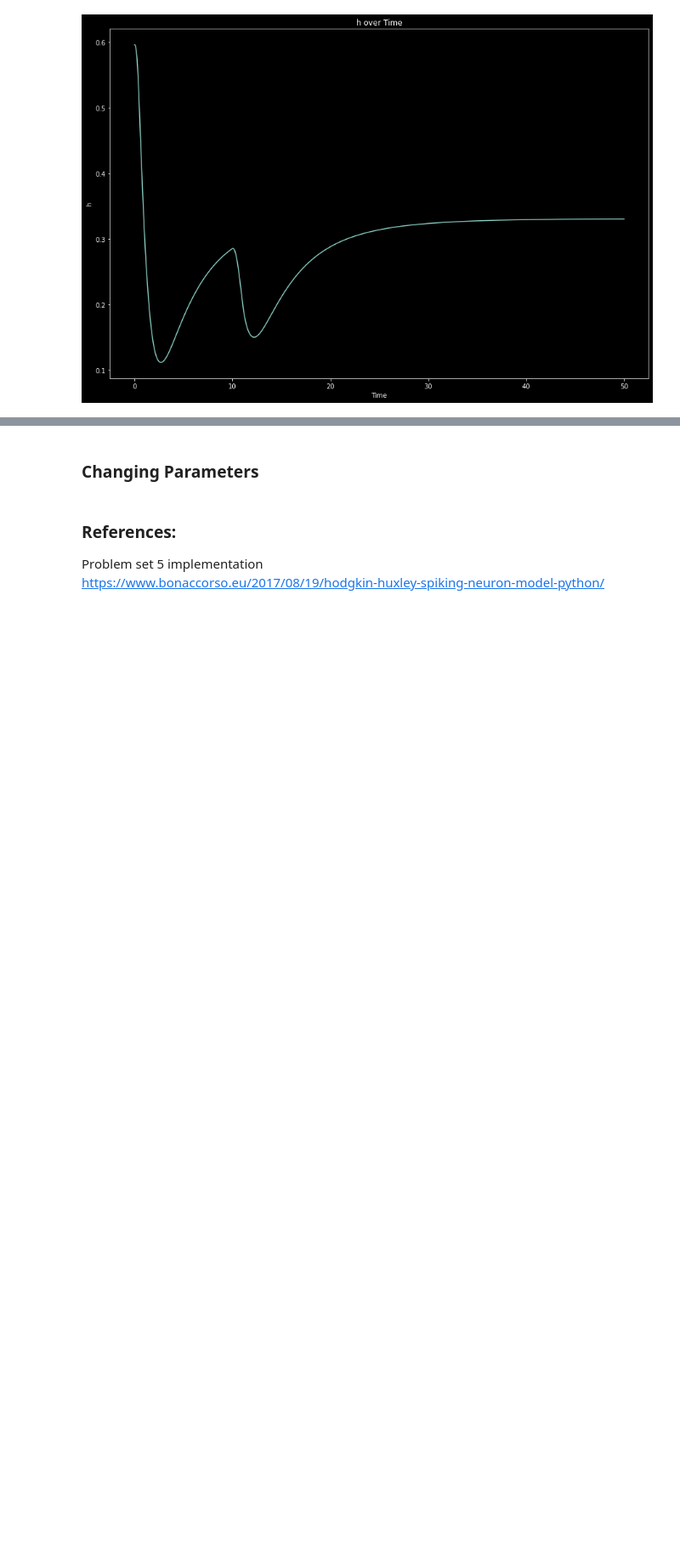
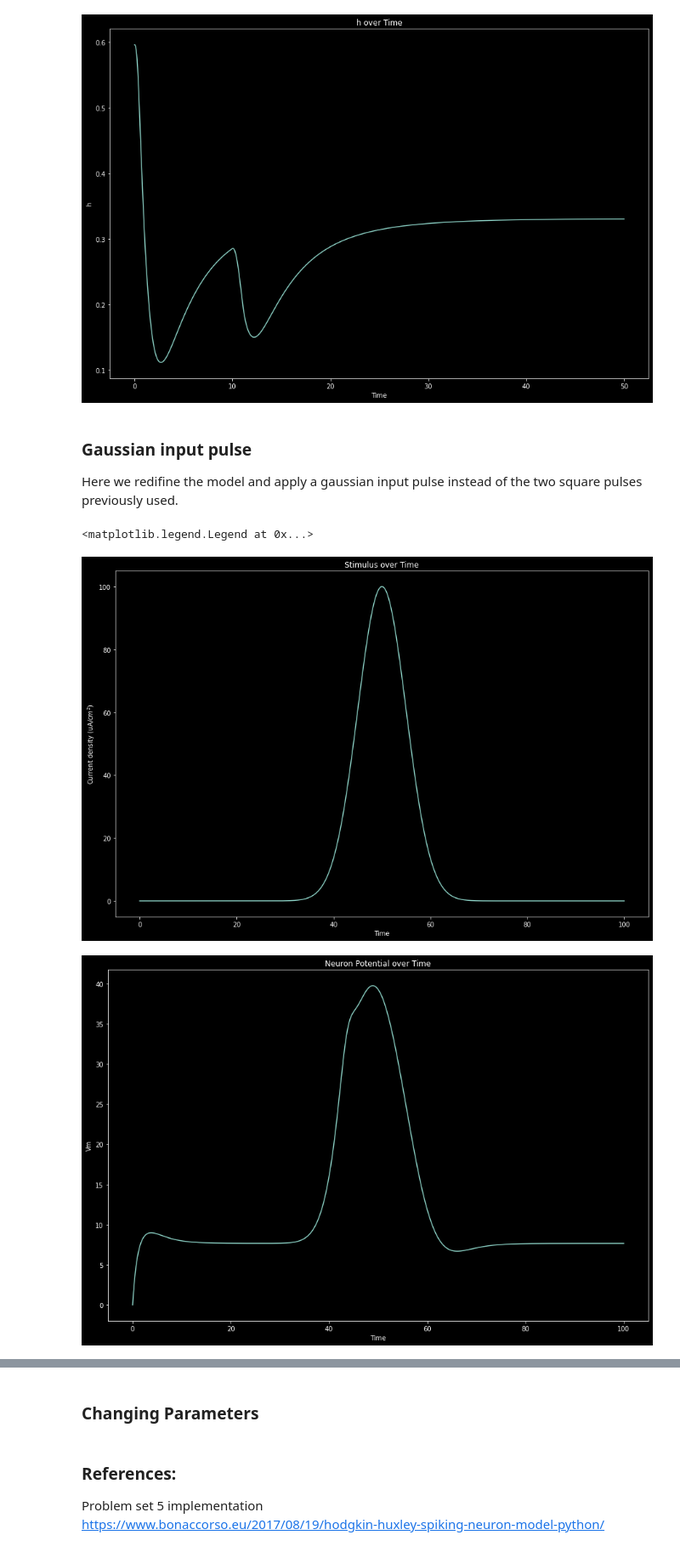
Before and after one commit to pdparakh108/Hodgkin_Huxley_Ising_simulation, a Jupyter notebook: HH_implementation/HH.ipynb, the cells around one changed output, grey strips where cells are left out. Shown: that part at 85% size. Cells and saved outputs as stored; diff of their text form; code cells hidden in the pictures; blank space fills up the shorter version.

Commit message:
simulating with gaussian input pulse

```diff
--- a/HH_implementation/HH.ipynb
+++ b/HH_implementation/HH.ipynb
@@ -161,3 +162,6 @@ Text(0.5, 1.0, 'h over Time')
 [figure]
 [figure]
 [figure]
+# %% [markdown]
+### Gaussian input pulse
+Here we redifine the model and apply a gaussian input pulse instead of the two square pulses previously used.
@@ -163,0 +204,28 @@ Text(0.5, 1.0, 'h over Time')
+# %%
+# Input stimulus
+Idv = [I_two(t) for t in t]
+
+# Plotting the stimulus over time
+fig, ax = plt.subplots(figsize=(15, 10))
+ax.plot(t, Idv)
+ax.set_ylabel(r'Current density (uA/$cm^2$)')
+ax.set_xlabel('Time')
+ax.set_title('Stimulus over Time')
+
+# Plot neuron potential over time
+fig, ax = plt.subplots(figsize=(15, 10))
+ax.plot(t, results[:, 0])
+ax.set_xlabel('Time')
+ax.set_ylabel('Vm')
+ax.set_title('Neuron Potential over Time')
+
+# Plot some trajectories
+fig, ax = plt.subplots(figsize=(15, 10))
+ax.plot(results[:, 0], results[:, 1], label='Vm - n')
+ax.plot(results[:, 0], results[:, 2], label='Vm - m')
+ax.set_title('Limit Cycles')
+ax.legend()
+# %% [output]
+<matplotlib.legend.Legend at 0x...>
+[figure, added]
+[figure, added]
```
Also changed, not shown: parts of 4 cells of this notebook.
